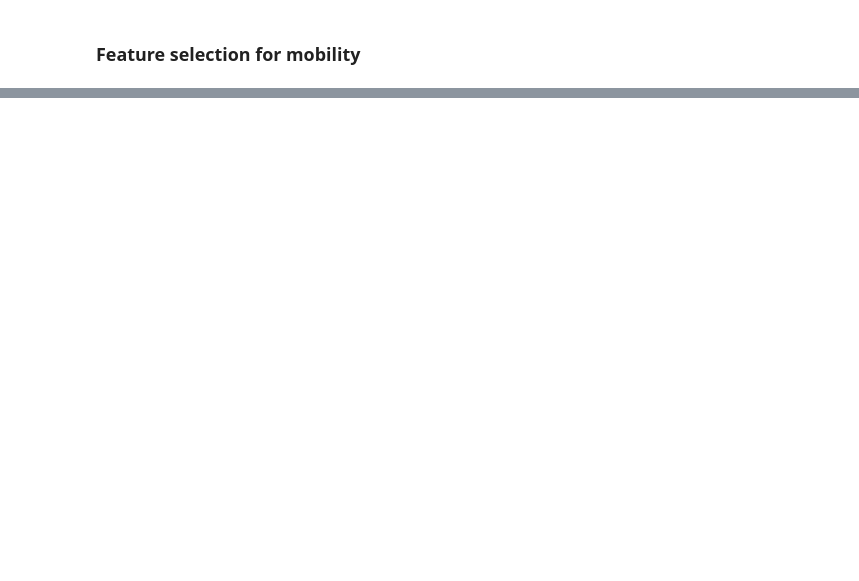
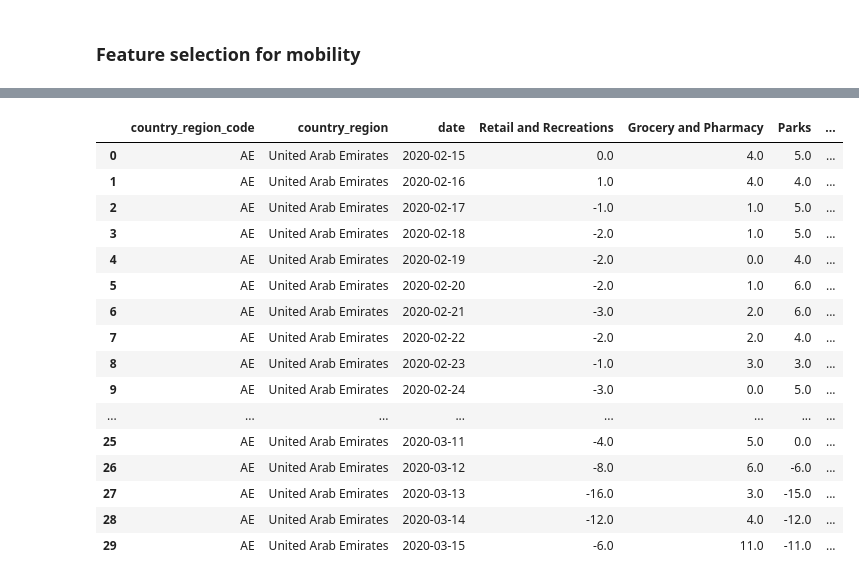
Before and after one commit to epfl-ada/ada-2022-project-thedatadiggers22, a Jupyter notebook: test_clustering.ipynb, the cells around one changed output, grey strips where cells are left out. Saved outputs shown, nothing was run; the diff lists cells and outputs as text; code cells hidden in the pictures; blank space fills up the shorter version.

```diff
--- a/test_clustering.ipynb
+++ b/test_clustering.ipynb
@@ -131,0 +175,25 @@ KeyError: 'date'
+# %%
+# Calculate total mobility
+
+google_mobility["total mobility average per day"] = google_mobility[['Retail and Recreations','Grocery and Pharmacy','Parks',\
+     'Transit stations','Workplace' ,'Residential']].sum(axis=1).reset_index(drop=True)
+# %%
+google_mobility.head(30)
+# %% [output]
+|  | country_region_code | country_region | date | Retail and Recreations | Grocery and Pharmacy | Parks | ... |
+| 0 | AE | United Arab Emirates | 2020-02-15 | 0.0 | 4.0 | 5.0 | ... |
+| 1 | AE | United Arab Emirates | 2020-02-16 | 1.0 | 4.0 | 4.0 | ... |
+| 2 | AE | United Arab Emirates | 2020-02-17 | -1.0 | 1.0 | 5.0 | ... |
+| 3 | AE | United Arab Emirates | 2020-02-18 | -2.0 | 1.0 | 5.0 | ... |
+| 4 | AE | United Arab Emirates | 2020-02-19 | -2.0 | 0.0 | 4.0 | ... |
+| 5 | AE | United Arab Emirates | 2020-02-20 | -2.0 | 1.0 | 6.0 | ... |
+| 6 | AE | United Arab Emirates | 2020-02-21 | -3.0 | 2.0 | 6.0 | ... |
+| 7 | AE | United Arab Emirates | 2020-02-22 | -2.0 | 2.0 | 4.0 | ... |
+| 8 | AE | United Arab Emirates | 2020-02-23 | -1.0 | 3.0 | 3.0 | ... |
+| 9 | AE | United Arab Emirates | 2020-02-24 | -3.0 | 0.0 | 5.0 | ... |
+| ... | ... | ... | ... | ... | ... | ... | ... |
+| 25 | AE | United Arab Emirates | 2020-03-11 | -4.0 | 5.0 | 0.0 | ... |
+| 26 | AE | United Arab Emirates | 2020-03-12 | -8.0 | 6.0 | -6.0 | ... |
+| 27 | AE | United Arab Emirates | 2020-03-13 | -16.0 | 3.0 | -15.0 | ... |
+| 28 | AE | United Arab Emirates | 2020-03-14 | -12.0 | 4.0 | -12.0 | ... |
+| 29 | AE | United Arab Emirates | 2020-03-15 | -6.0 | 11.0 | -11.0 | ... |
```
Also changed, not shown: parts of 9 cells of this notebook, 1 other file.
